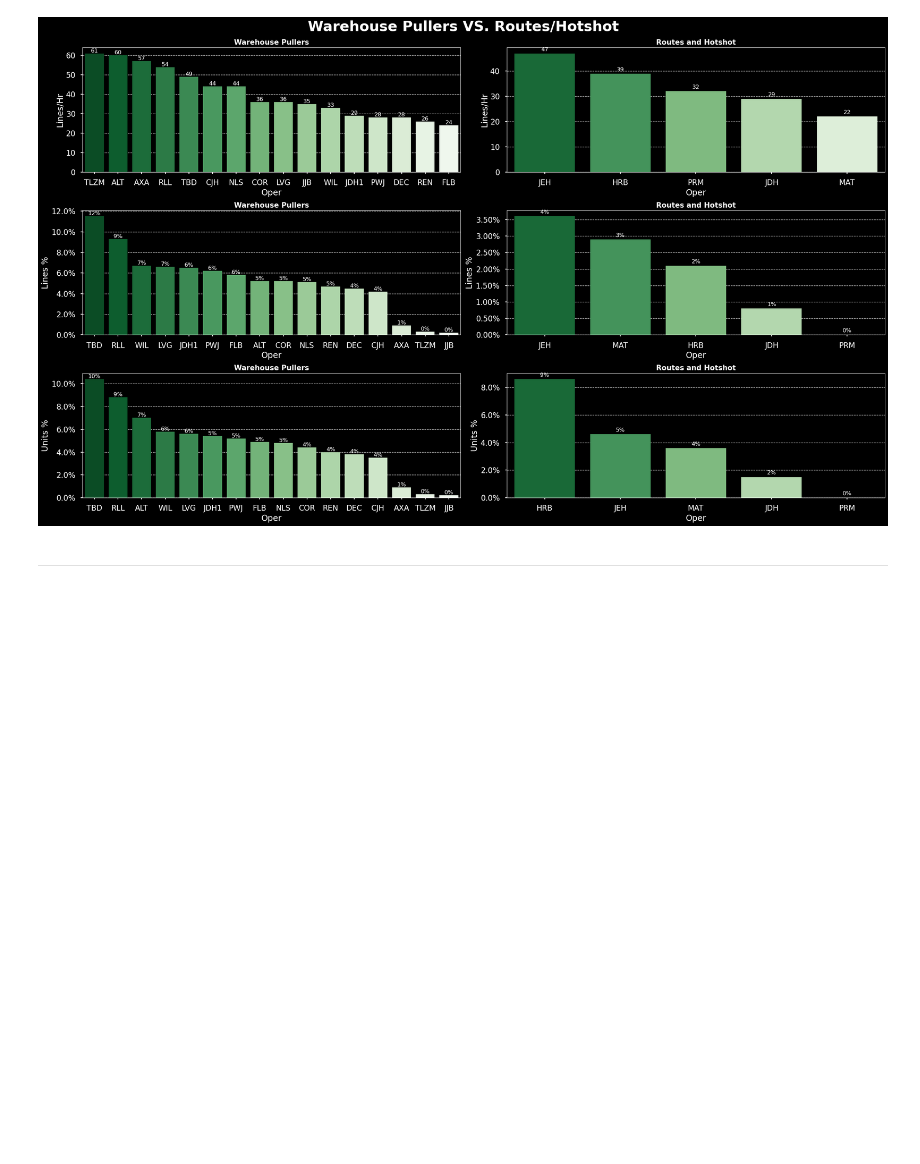
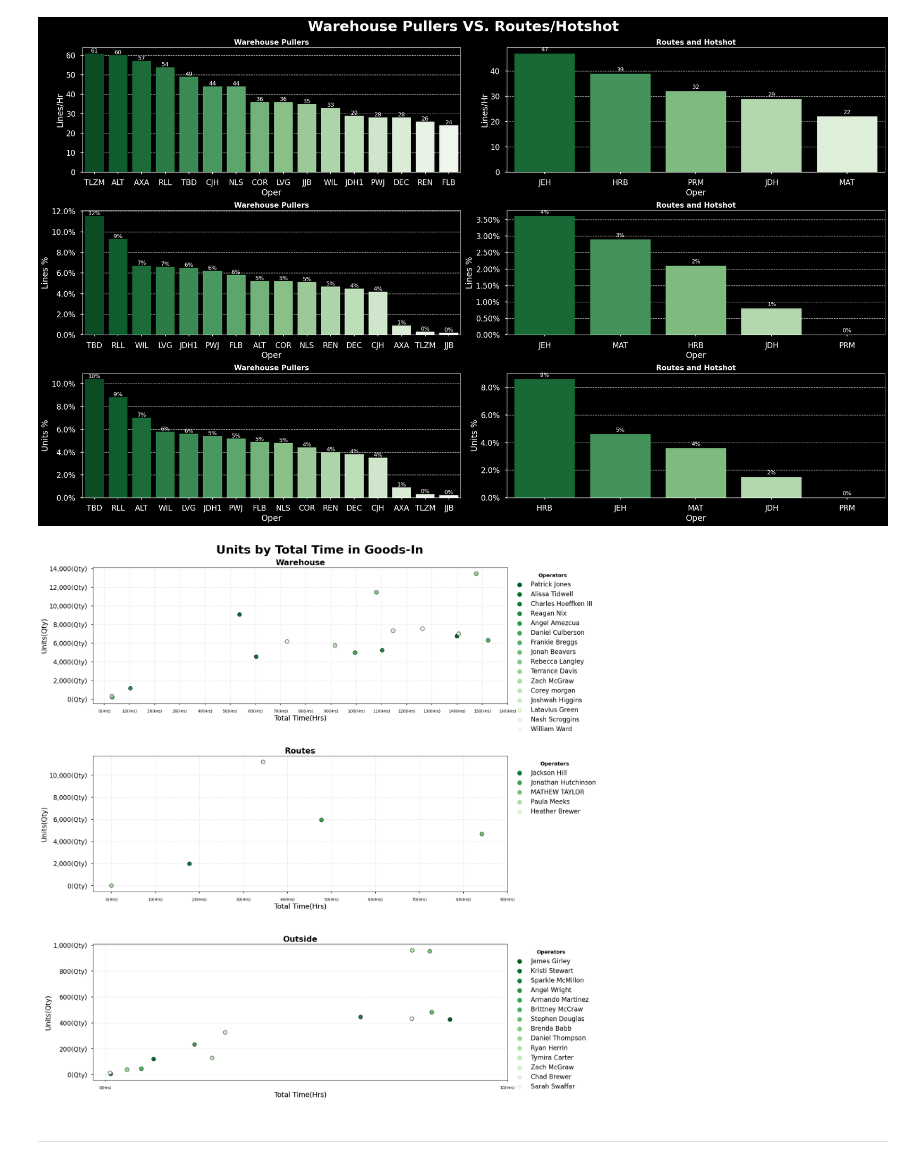
Before and after one commit to zeekwired/Tristate, a Jupyter notebook: Operator_Analysis.ipynb, the cells around one changed output. Drawn from its saved outputs; the diff is of its cells as text; code cells hidden in the pictures; blank space fills up the shorter version.

```diff
--- a/Operator_Analysis.ipynb
+++ b/Operator_Analysis.ipynb
@@ -126,6 +149,13 @@ plt.tight_layout()
 plt.show();
 # %% [output]
 [figure]
+# %%
+list_df = [op_warehouse, op_routes_hotshot, op_outside]
+title = ['Warehouse', 'Routes', 'Outside']
+
+scatterplots('Total Time', 'Units', title, list_df, 3, 1)
+# %% [output]
+[figure, added]
 # %% [markdown]
 ---
 # %% [markdown]
```
Also changed, not shown: parts of 6 cells of this notebook.
